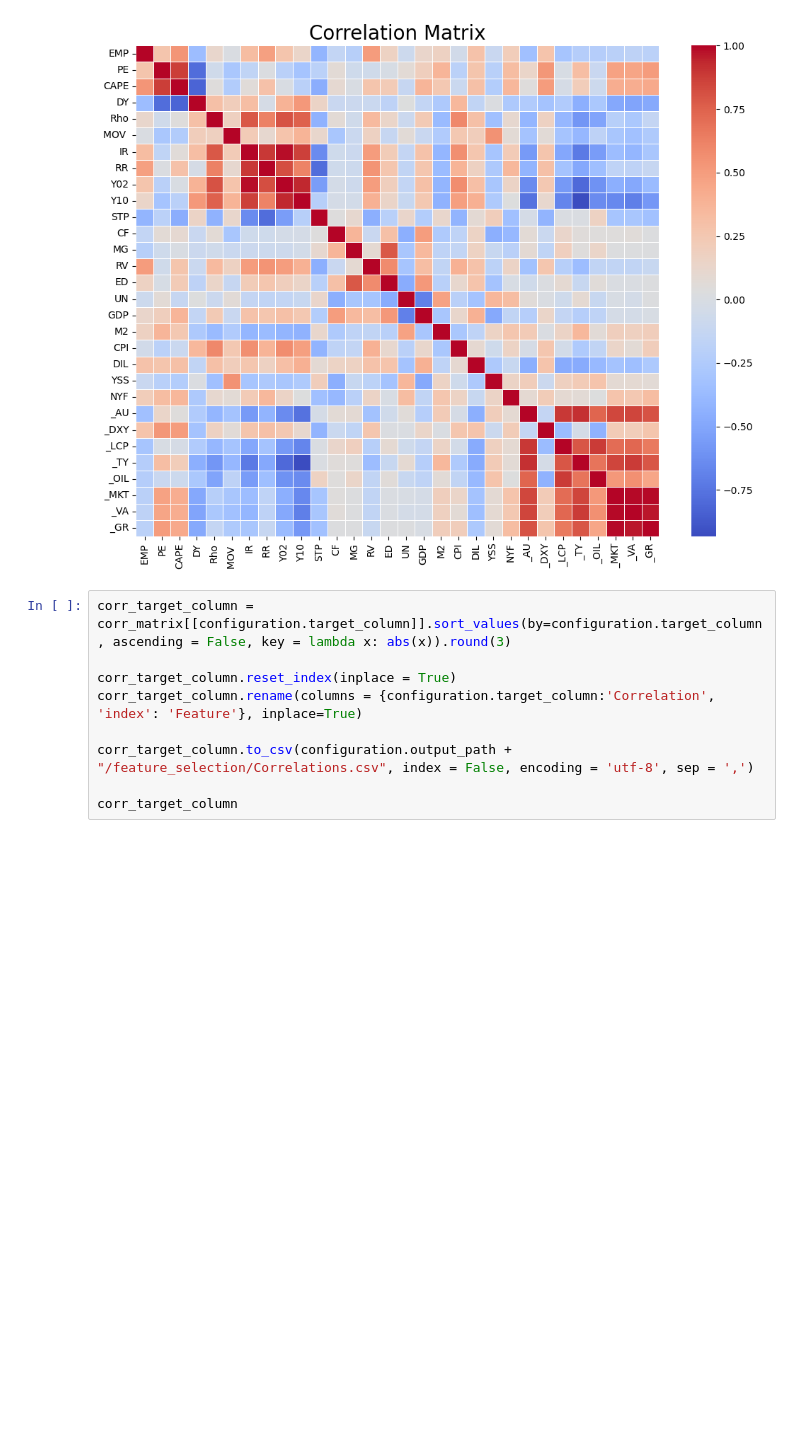
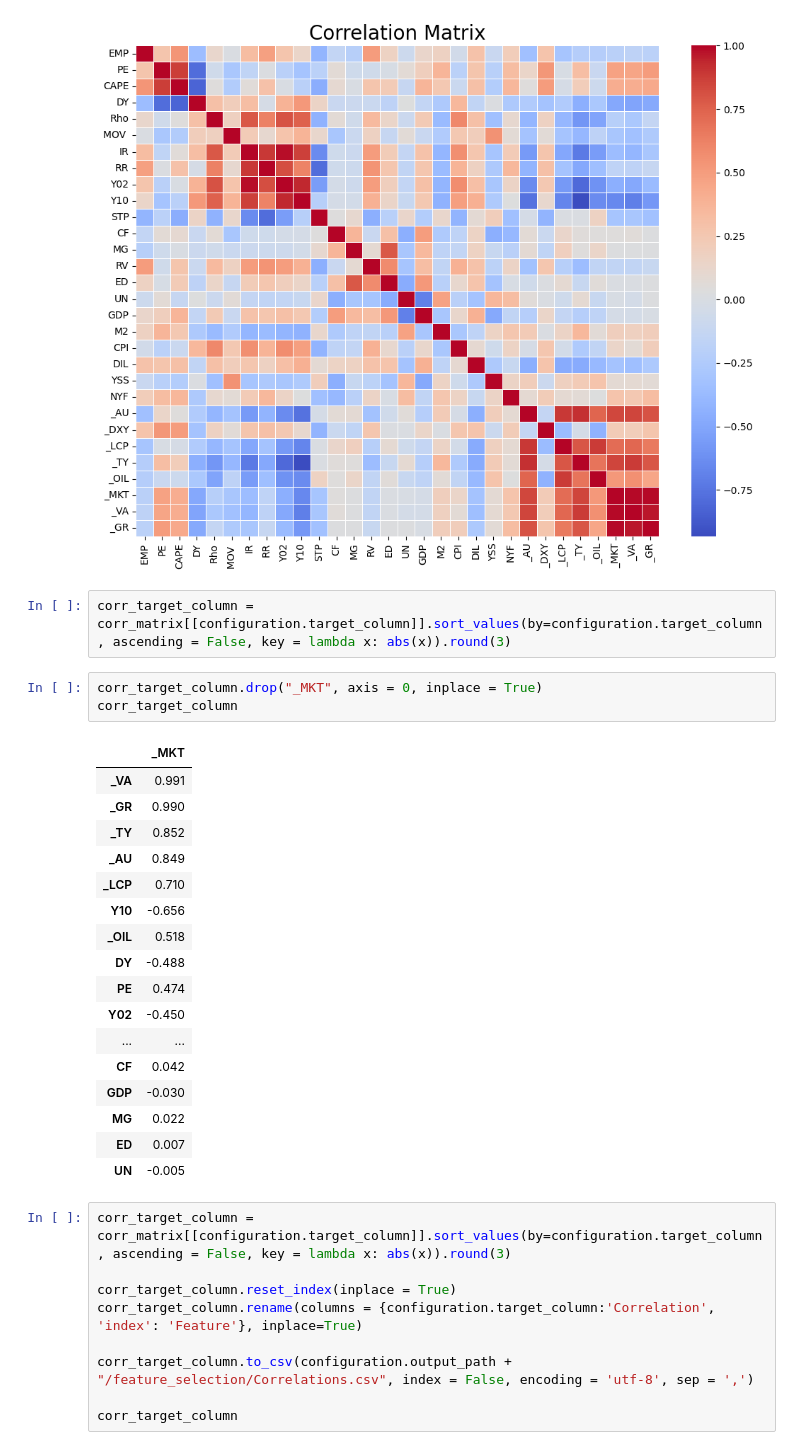
Before and after one commit to stsaxe/Investments-Machine-Learning-for-Finance-2025, a Jupyter notebook: notebooks/data_analysis.ipynb, the cells around one changed output. Saved outputs shown, nothing was run; the diff lists cells and outputs as text; blank space fills up the shorter version.

```diff
--- a/notebooks/data_analysis.ipynb
+++ b/notebooks/data_analysis.ipynb
@@ -56,6 +56,29 @@ plot_correlation_matrix(matrix = corr_matrix,
                         output_path = configuration.output_path + "plots/analysis/")
 # %% [output]
 [figure]
+# %%
+corr_target_column = corr_matrix[[configuration.target_column]].sort_values(by=configuration.target_column, ascending = False, key = lambda x: abs(x)).round(3)
+# %%
+corr_target_column.drop("_MKT", axis = 0, inplace = True)
+corr_target_column
+# %% [output]
+|  | _MKT |
+| _VA | 0.991 |
+| _GR | 0.990 |
+| _TY | 0.852 |
+| _AU | 0.849 |
+| _LCP | 0.710 |
+| Y10 | -0.656 |
+| _OIL | 0.518 |
+| DY | -0.488 |
+| PE | 0.474 |
+| Y02 | -0.450 |
+| ... | ... |
+| CF | 0.042 |
+| GDP | -0.030 |
+| MG | 0.022 |
+| ED | 0.007 |
+| UN | -0.005 |
 # %%
 corr_target_column = corr_matrix[[configuration.target_column]].sort_values(by=configuration.target_column, ascending = False, key = lambda x: abs(x)).round(3)
 
```
Also changed, not shown: 15 other files.
